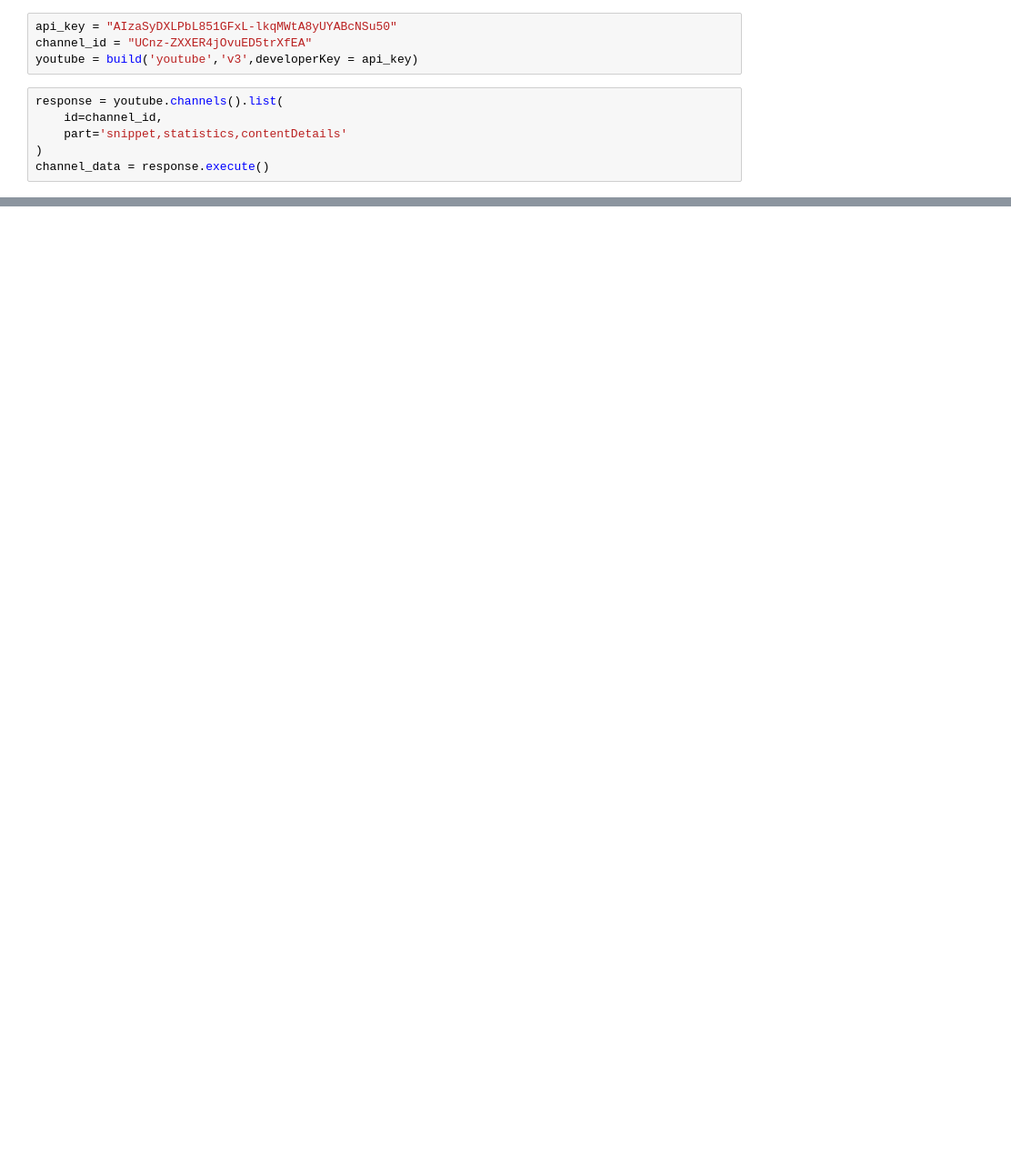
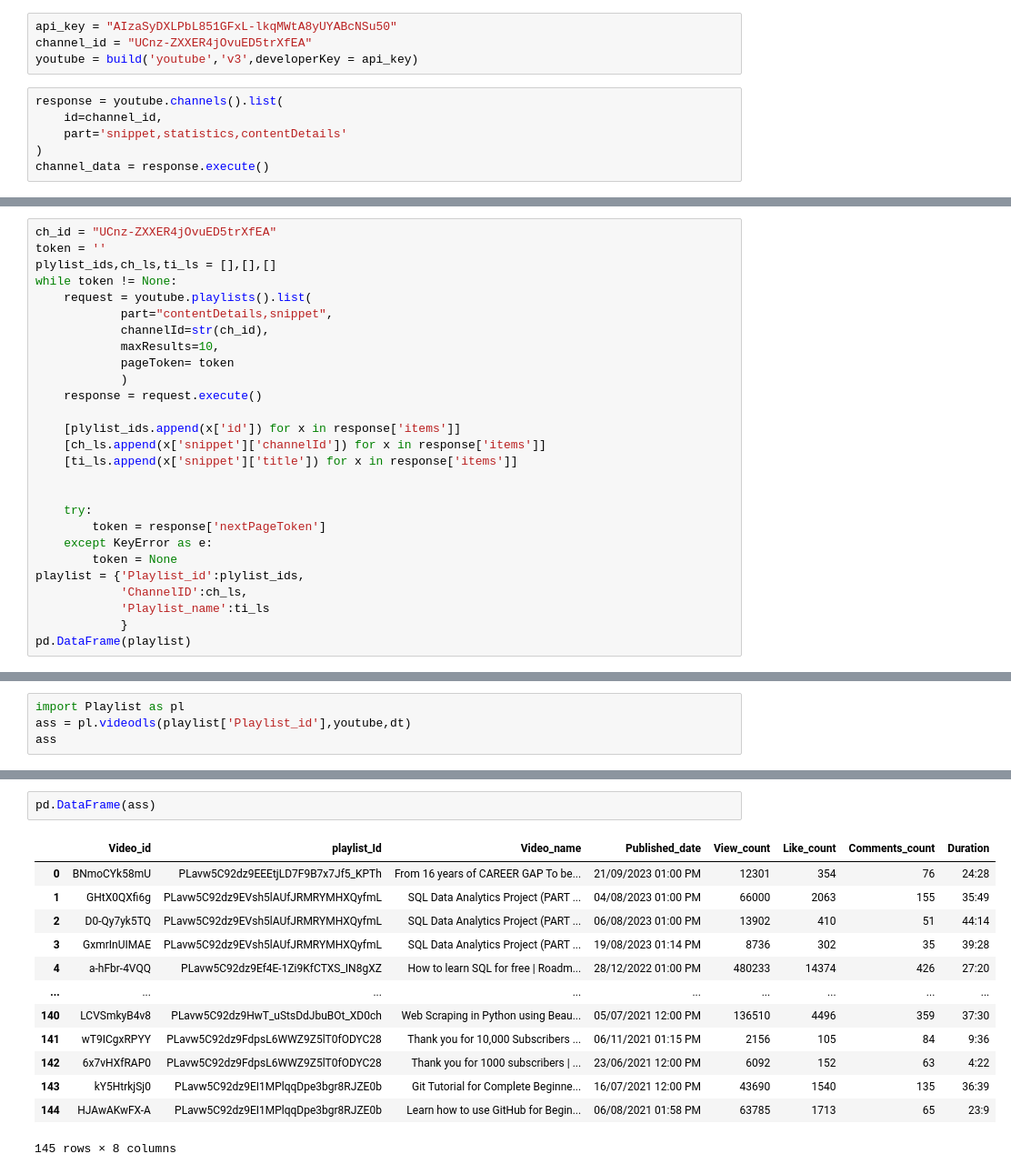
Before and after one commit to Mariappanbcompa/Youtube_Data_Harvesting, a Jupyter notebook: Untitled.ipynb, the cells around one changed output, grey strips where cells are left out. Shown at 91% size. Cells and saved outputs as stored; diff of their text form; blank space fills up the shorter version.

```diff
--- a/Untitled.ipynb
+++ b/Untitled.ipynb
@@ -44,0 +35,27 @@ ch_id = "UC__xQiIU59lV0qdHnWIJVZA"
+# %%
+ch_id = "UCnz-ZXXER4jOvuED5trXfEA"
+token = ''
+plylist_ids,ch_ls,ti_ls = [],[],[]
+while token != None:
+    request = youtube.playlists().list(
+            part="contentDetails,snippet",
+            channelId=str(ch_id),
+            maxResults=10,
+            pageToken= token
+            )
+    response = request.execute()
+
+    [plylist_ids.append(x['id']) for x in response['items']]
+    [ch_ls.append(x['snippet']['channelId']) for x in response['items']]
+    [ti_ls.append(x['snippet']['title']) for x in response['items']]
+
+
+    try:
+        token = response['nextPageToken']
+    except KeyError as e:
+        token = None
+playlist = {'Playlist_id':plylist_ids,
+            'ChannelID':ch_ls,
+            'Playlist_name':ti_ls
+            }
+pd.DataFrame(playlist)
@@ -44,0 +81,4 @@ ch_id = "UC__xQiIU59lV0qdHnWIJVZA"
+# %%
+import Playlist as pl
+ass = pl.videodls(playlist['Playlist_id'],youtube,dt)
+ass
@@ -44,0 +103,16 @@ ch_id = "UC__xQiIU59lV0qdHnWIJVZA"
+# %%
+pd.DataFrame(ass)
+# %% [output]
+|  | Video_id | playlist_Id | Video_name | Published_date | View_count | Like_count | Comments_count | Duration |
+| 0 | BNmoCYk58mU | PLavw5C92dz9EEEtjLD7F9B7x7Jf5_KPTh | From 16 years of CAREER GAP To be... | 21/09/2023 01:00 PM | 12301 | 354 | 76 | 24:28 |
+| 1 | GHtX0QXfi6g | PLavw5C92dz9EVsh5lAUfJRMRYMHXQyfmL | SQL Data Analytics Project (PART ... | 04/08/2023 01:00 PM | 66000 | 2063 | 155 | 35:49 |
+| 2 | D0-Qy7yk5TQ | PLavw5C92dz9EVsh5lAUfJRMRYMHXQyfmL | SQL Data Analytics Project (PART ... | 06/08/2023 01:00 PM | 13902 | 410 | 51 | 44:14 |
+| 3 | GxmrInUIMAE | PLavw5C92dz9EVsh5lAUfJRMRYMHXQyfmL | SQL Data Analytics Project (PART ... | 19/08/2023 01:14 PM | 8736 | 302 | 35 | 39:28 |
+| 4 | a-hFbr-4VQQ | PLavw5C92dz9Ef4E-1Zi9KfCTXS_IN8gXZ | How to learn SQL for free | Roadm... | 28/12/2022 01:00 PM | 480233 | 14374 | 426 | 27:20 |
+| ... | ... | ... | ... | ... | ... | ... | ... | ... |
+| 140 | LCVSmkyB4v8 | PLavw5C92dz9HwT_uStsDdJbuBOt_XD0ch | Web Scraping in Python using Beau... | 05/07/2021 12:00 PM | 136510 | 4496 | 359 | 37:30 |
+| 141 | wT9ICgxRPYY | PLavw5C92dz9FdpsL6WWZ9Z5lT0fODYC28 | Thank you for 10,000 Subscribers ... | 06/11/2021 01:15 PM | 2156 | 105 | 84 | 9:36 |
+| 142 | 6x7vHXfRAP0 | PLavw5C92dz9FdpsL6WWZ9Z5lT0fODYC28 | Thank you for 1000 subscribers | ... | 23/06/2021 12:00 PM | 6092 | 152 | 63 | 4:22 |
+| 143 | kY5HtrkjSj0 | PLavw5C92dz9EI1MPlqqDpe3bgr8RJZE0b | Git Tutorial for Complete Beginne... | 16/07/2021 12:00 PM | 43690 | 1540 | 135 | 36:39 |
+| 144 | HJAwAKwFX-A | PLavw5C92dz9EI1MPlqqDpe3bgr8RJZE0b | Learn how to use GitHub for Begin... | 06/08/2021 01:58 PM | 63785 | 1713 | 65 | 23:9 |
+145 rows × 8 columns
```
Also changed, not shown: parts of 52 cells of this notebook, 4 other files.
